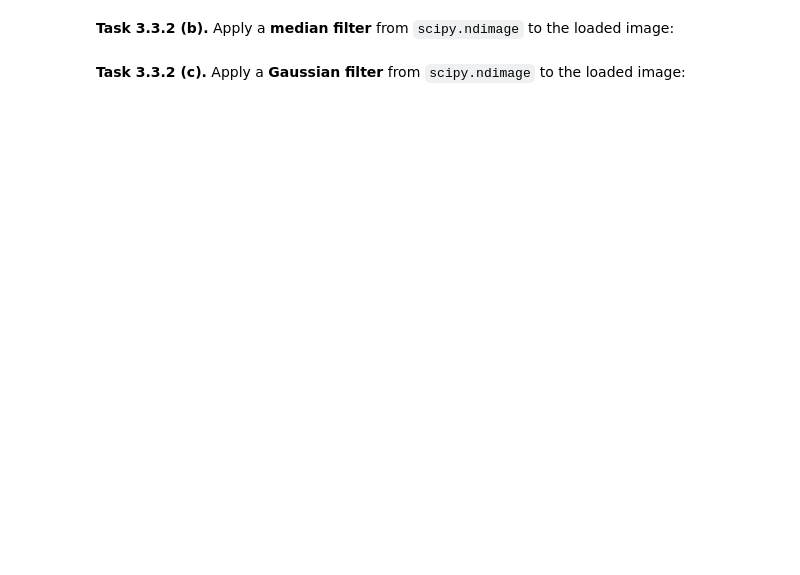
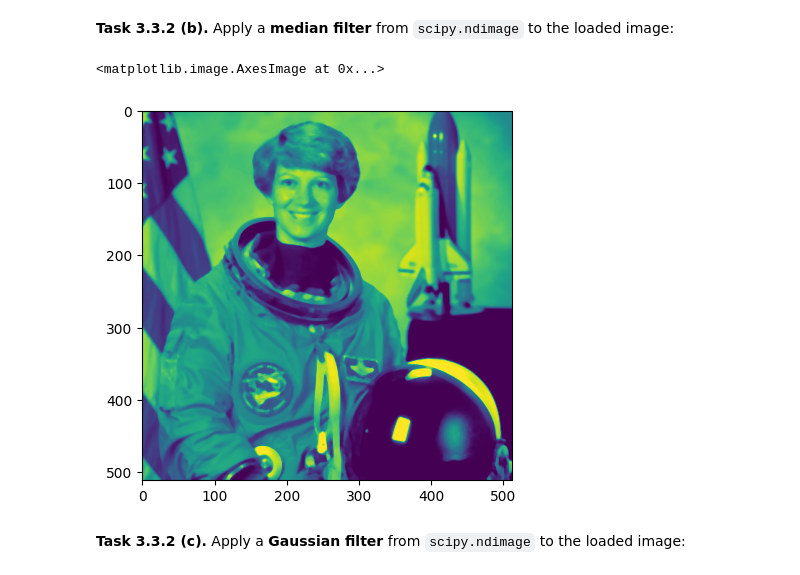
Before and after one commit to annika-st/mobi-fs3-python, a Jupyter notebook: task3.ipynb, the cells around one changed output. Cells and saved outputs as stored; diff of their text form; code cells hidden in the pictures; blank space fills up the shorter version.

```diff
--- a/task3.ipynb
+++ b/task3.ipynb
@@ -72,4 +96,9 @@ Then, compare your result for filter size `5` with the correct result image `dat
 # %% [markdown]
 **<a id="#">Task 3.3.2 (b).</a>** Apply a **median filter** from `scipy.ndimage` to the loaded image:
+# %%
+plt.imshow(scipy.ndimage.median_filter(astro, 5))
+# %% [output]
+<matplotlib.image.AxesImage at 0x...>
+[figure, added]
 # %% [markdown]
 **<a id="#">Task 3.3.2 (c).</a>** Apply a **Gaussian filter** from `scipy.ndimage` to the loaded image:
```
Also changed, not shown: parts of 9 cells of this notebook.
